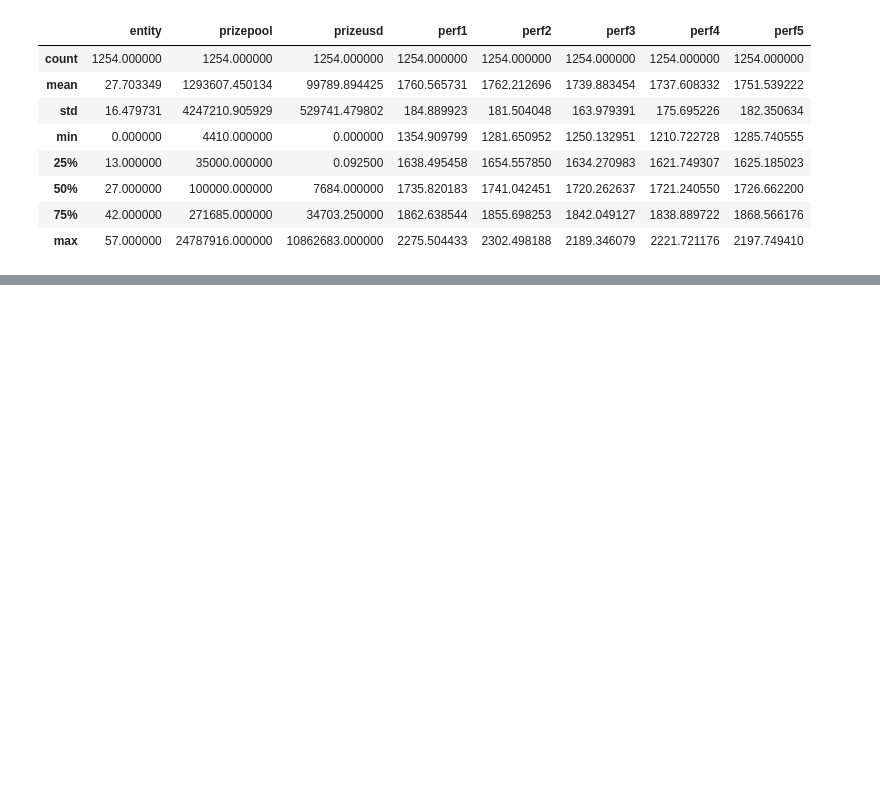
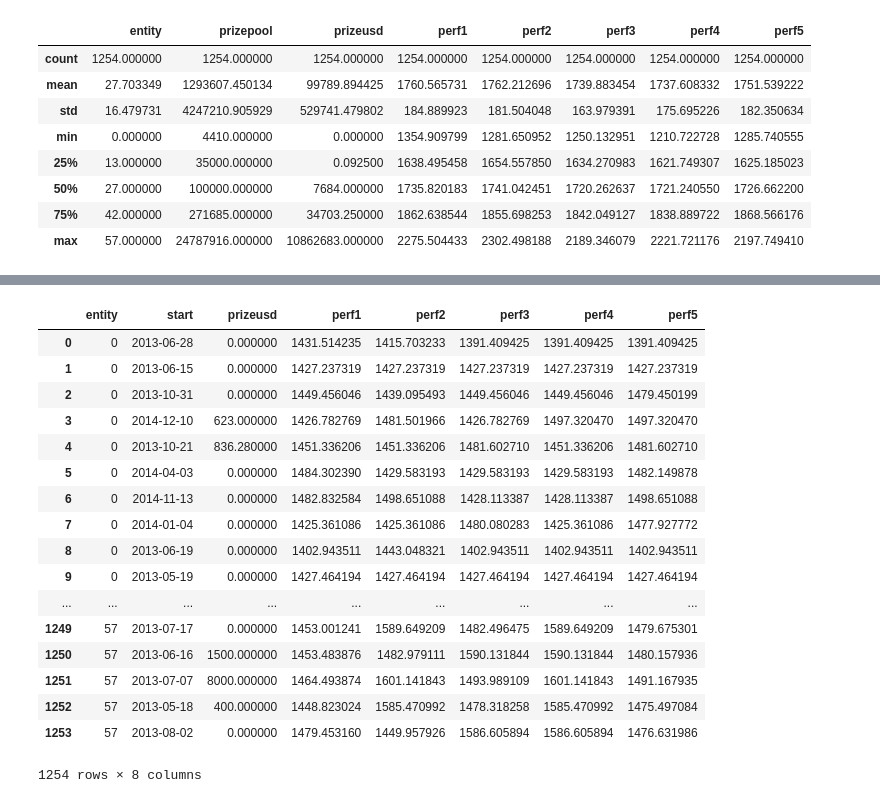
Before and after one commit to thasarito/econo, a Jupyter notebook: glicko production function.ipynb, the cells around one changed output, grey strips where cells are left out. Saved outputs shown, nothing was run; the diff lists cells and outputs as text; code cells hidden in the pictures; blank space fills up the shorter version.

```diff
--- a/glicko production function.ipynb
+++ b/glicko production function.ipynb
@@ -266,0 +348,21 @@ Included effects: Entity, Time
+# %%
+pf[['entity', 'start', 'prizeusd', 'perf1', 'perf2', 'perf3', 'perf4', 'perf5']]
+# %% [output]
+|  | entity | start | prizeusd | perf1 | perf2 | perf3 | perf4 | perf5 |
+| 0 | 0 | 2013-06-28 | 0.000000 | 1431.514235 | 1415.703233 | 1391.409425 | 1391.409425 | 1391.409425 |
+| 1 | 0 | 2013-06-15 | 0.000000 | 1427.237319 | 1427.237319 | 1427.237319 | 1427.237319 | 1427.237319 |
+| 2 | 0 | 2013-10-31 | 0.000000 | 1449.456046 | 1439.095493 | 1449.456046 | 1449.456046 | 1479.450199 |
+| 3 | 0 | 2014-12-10 | 623.000000 | 1426.782769 | 1481.501966 | 1426.782769 | 1497.320470 | 1497.320470 |
+| 4 | 0 | 2013-10-21 | 836.280000 | 1451.336206 | 1451.336206 | 1481.602710 | 1451.336206 | 1481.602710 |
+| 5 | 0 | 2014-04-03 | 0.000000 | 1484.302390 | 1429.583193 | 1429.583193 | 1429.583193 | 1482.149878 |
+| 6 | 0 | 2014-11-13 | 0.000000 | 1482.832584 | 1498.651088 | 1428.113387 | 1428.113387 | 1498.651088 |
+| 7 | 0 | 2014-01-04 | 0.000000 | 1425.361086 | 1425.361086 | 1480.080283 | 1425.361086 | 1477.927772 |
+| 8 | 0 | 2013-06-19 | 0.000000 | 1402.943511 | 1443.048321 | 1402.943511 | 1402.943511 | 1402.943511 |
+| 9 | 0 | 2013-05-19 | 0.000000 | 1427.464194 | 1427.464194 | 1427.464194 | 1427.464194 | 1427.464194 |
+| ... | ... | ... | ... | ... | ... | ... | ... | ... |
+| 1249 | 57 | 2013-07-17 | 0.000000 | 1453.001241 | 1589.649209 | 1482.496475 | 1589.649209 | 1479.675301 |
+| 1250 | 57 | 2013-06-16 | 1500.000000 | 1453.483876 | 1482.979111 | 1590.131844 | 1590.131844 | 1480.157936 |
+| 1251 | 57 | 2013-07-07 | 8000.000000 | 1464.493874 | 1601.141843 | 1493.989109 | 1601.141843 | 1491.167935 |
+| 1252 | 57 | 2013-05-18 | 400.000000 | 1448.823024 | 1585.470992 | 1478.318258 | 1585.470992 | 1475.497084 |
+| 1253 | 57 | 2013-08-02 | 0.000000 | 1479.453160 | 1449.957926 | 1586.605894 | 1586.605894 | 1476.631986 |
+1254 rows × 8 columns
```
Also changed, not shown: parts of 6 cells of this notebook, 6 other files.
